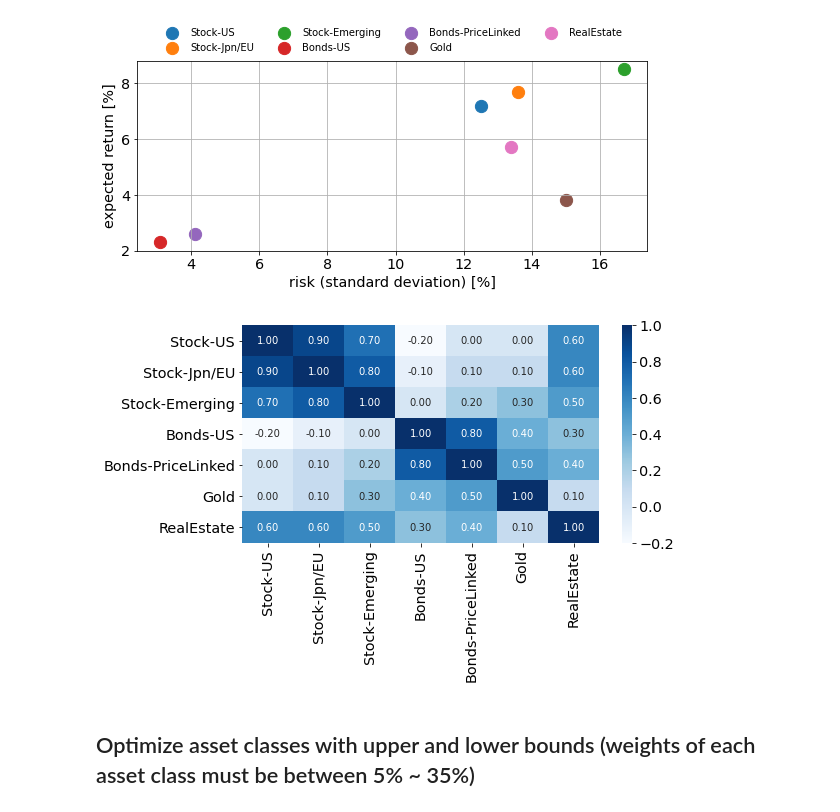
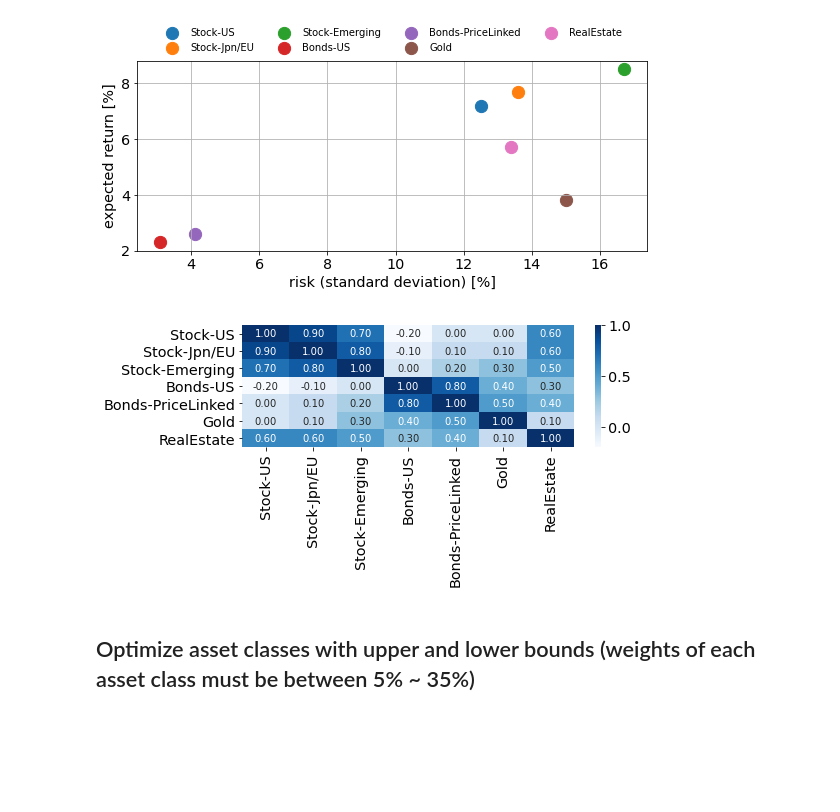
Before and after one commit to kt-q/wealthnavi-portfolio, a Jupyter notebook: WealthNavi_portfolio.ipynb, the cells around one changed output. Saved outputs shown, nothing was run; the diff lists cells and outputs as text; code cells hidden in the pictures; blank space fills up the shorter version.

```diff
--- a/WealthNavi_portfolio.ipynb
+++ b/WealthNavi_portfolio.ipynb
@@ -223,10 +223,11 @@ plt.savefig("assetclass.png")
 # %%
 # heatmap
 plt.figure()
 sns.heatmap(cor, annot=True, xticklabels=name, yticklabels=name, cmap='Blues', fmt='.2f')
+plt.tight_layout()
 plt.savefig("assetclass_heatmap.png")
 # %% [output]
-[figure, old version]
+[figure, new version]
 # %% [markdown]
 ## Optimize asset classes with upper and lower bounds (weights of each asset class must be between 5% ~ 35%)
 # %%
```
Also changed, not shown: 1 other file.
